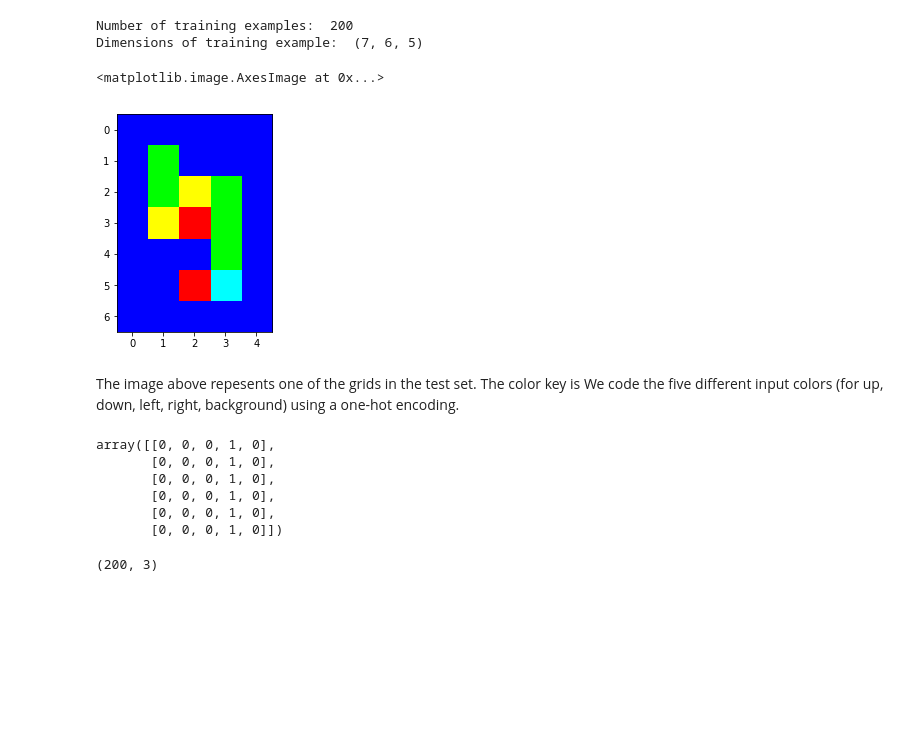
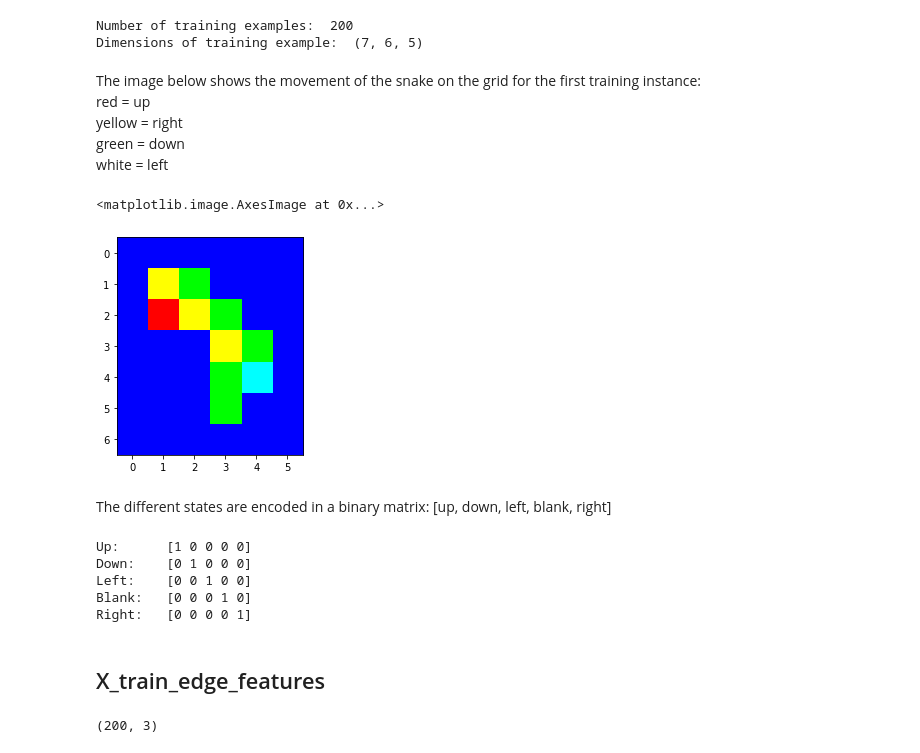
Before and after one commit to beelze-b/Inference-CRF-Dota-Draft, a Jupyter notebook: PlayingAround.ipynb, the cells around one changed output. Saved outputs shown, nothing was run; the diff lists cells and outputs as text; code cells hidden in the pictures; blank space fills up the shorter version.

```diff
--- a/PlayingAround.ipynb
+++ b/PlayingAround.ipynb
@@ -87,22 +91,33 @@ print("Dimensions of training example: ", X_train[0].shape)
 # %% [output]
 Number of training examples:  200
 Dimensions of training example:  (7, 6, 5)
+# %% [markdown]
+The image below shows the movement of the snake on the grid for the first training instance: <br>
+red    = up <br>
+yellow = right <br>
+green  = down <br>
+white  = left
 # %%
-plt.imshow(snakes['X_test'][0], interpolation='nearest')
+plt.imshow(snakes['X_train'][0], interpolation='nearest')
 # %% [output]
 <matplotlib.image.AxesImage at 0x...>
-[figure, old version]
+[figure, new version]
-# %% [markdown]
-The image above repesents one of the grids in the test set. The color key is We code the five different input colors (for up, down, left, right, background) using a one-hot encoding.
-# %%
-X_train[0][0]
-# %% [output]
-array([[0, 0, 0, 1, 0],
-       [0, 0, 0, 1, 0],
-       [0, 0, 0, 1, 0],
-       [0, 0, 0, 1, 0],
-       [0, 0, 0, 1, 0],
-       [0, 0, 0, 1, 0]])
+# %% [markdown]
+The different states are encoded in a binary matrix: [up, down, left, blank, right]
+# %%
+print("Up:\t", X_train[0][2,1])
+print("Down:\t", X_train[0][1,2])
+print("Left:\t", X_train[0][1,1])
+print("Blank:\t", X_train[0][0,0])
+print("Right:\t", X_train[0][4,4])
+# %% [output]
+Up:      [1 0 0 0 0]
+Down:    [0 1 0 0 0]
+Left:    [0 0 1 0 0]
+Blank:   [0 0 0 1 0]
+Right:   [0 0 0 0 1]
+# %% [markdown]
+## X_train_edge_features
 # %%
 np.array(X_train_edge_features).shape
 # %% [output]
```
Also changed, not shown: parts of 7 cells of this notebook.
